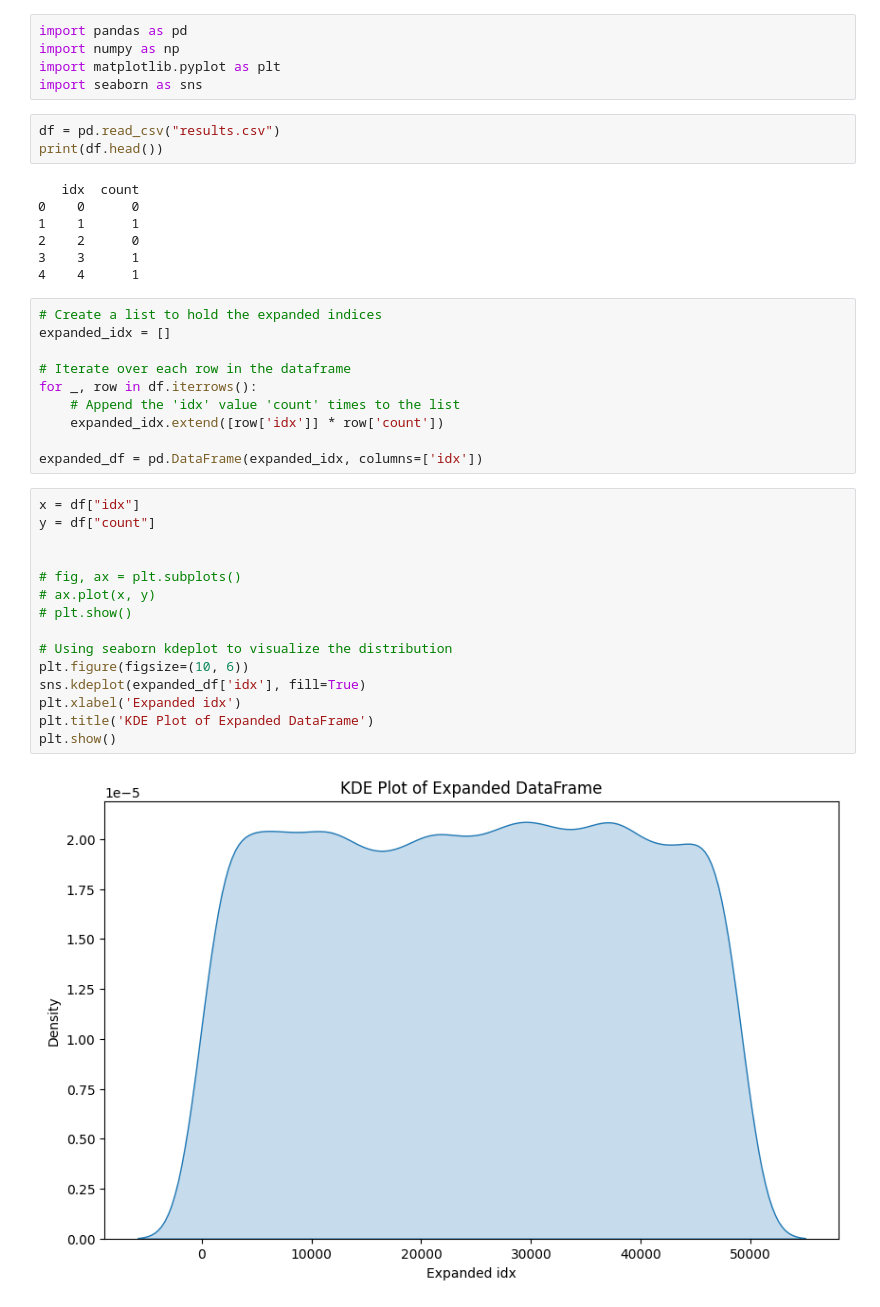
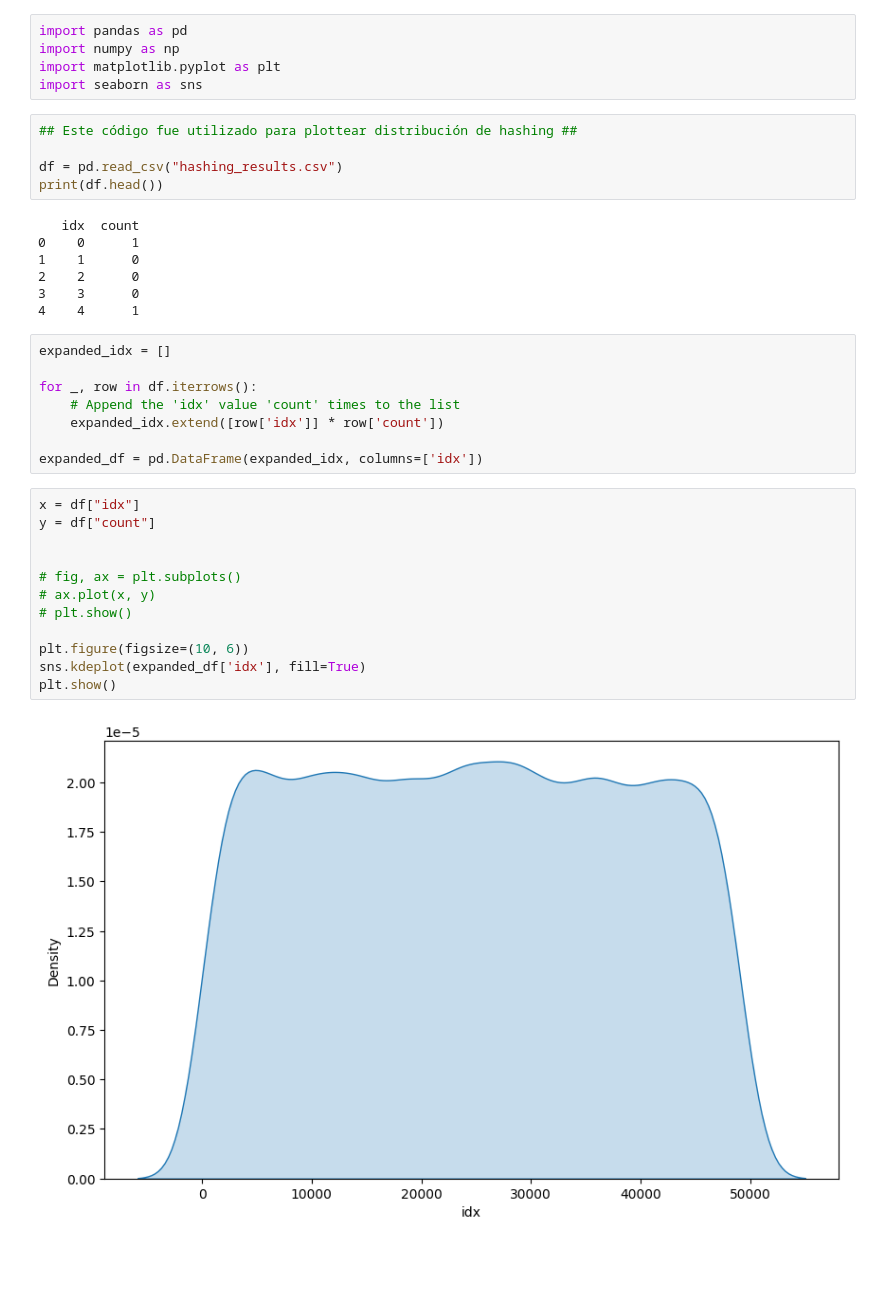
Before and after one commit to Askorin/entregable2, a Jupyter notebook: data/graph.ipynb, the cells around one changed output. Drawn from its saved outputs; the diff is of its cells as text; blank space fills up the shorter version.

```diff
--- a/data/graph.ipynb
+++ b/data/graph.ipynb
@@ -4,20 +4,20 @@ import numpy as np
 import matplotlib.pyplot as plt
 import seaborn as sns
 # %%
-df = pd.read_csv("results.csv")
+## Este código fue utilizado para plottear distribución de hashing ##
+
+df = pd.read_csv("hashing_results.csv")
 print(df.head())
 # %% [output]
    idx  count
-0    0      0
-1    1      1
+0    0      1
+1    1      0
 2    2      0
-3    3      1
+3    3      0
 4    4      1
 # %%
-# Create a list to hold the expanded indices
 expanded_idx = []
 
-# Iterate over each row in the dataframe
 for _, row in df.iterrows():
     # Append the 'idx' value 'count' times to the list
     expanded_idx.extend([row['idx']] * row['count'])
@@ -26,17 +26,14 @@ expanded_df = pd.DataFrame(expanded_idx, columns=['idx'])
 # %%
 x = df["idx"]
 y = df["count"]
 
 
 # fig, ax = plt.subplots()
 # ax.plot(x, y)
 # plt.show()
 
-# Using seaborn kdeplot to visualize the distribution
 plt.figure(figsize=(10, 6))
 sns.kdeplot(expanded_df['idx'], fill=True)
-plt.xlabel('Expanded idx')
-plt.title('KDE Plot of Expanded DataFrame')
 plt.show()
 # %% [output]
-[figure, old version]
+[figure, new version]
```
Also changed, not shown: 2 other files.
